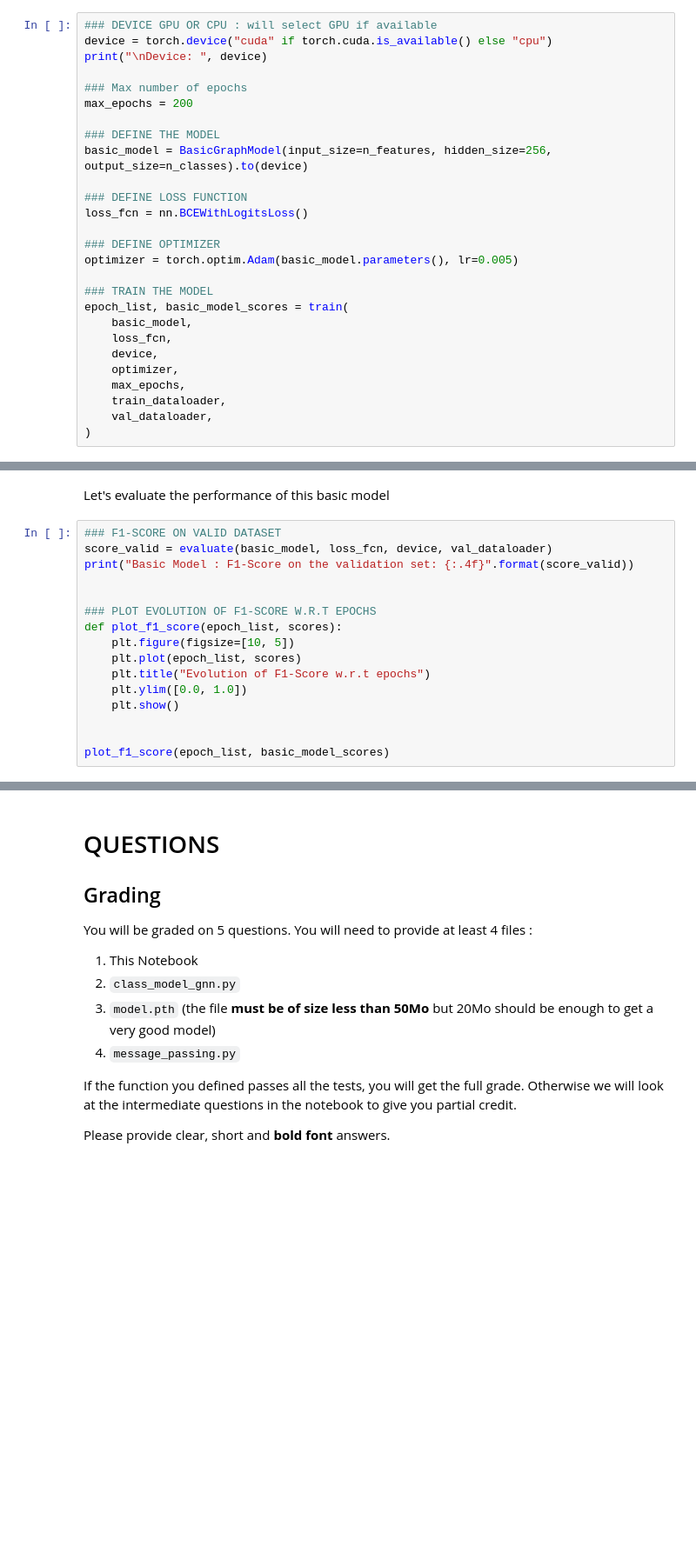
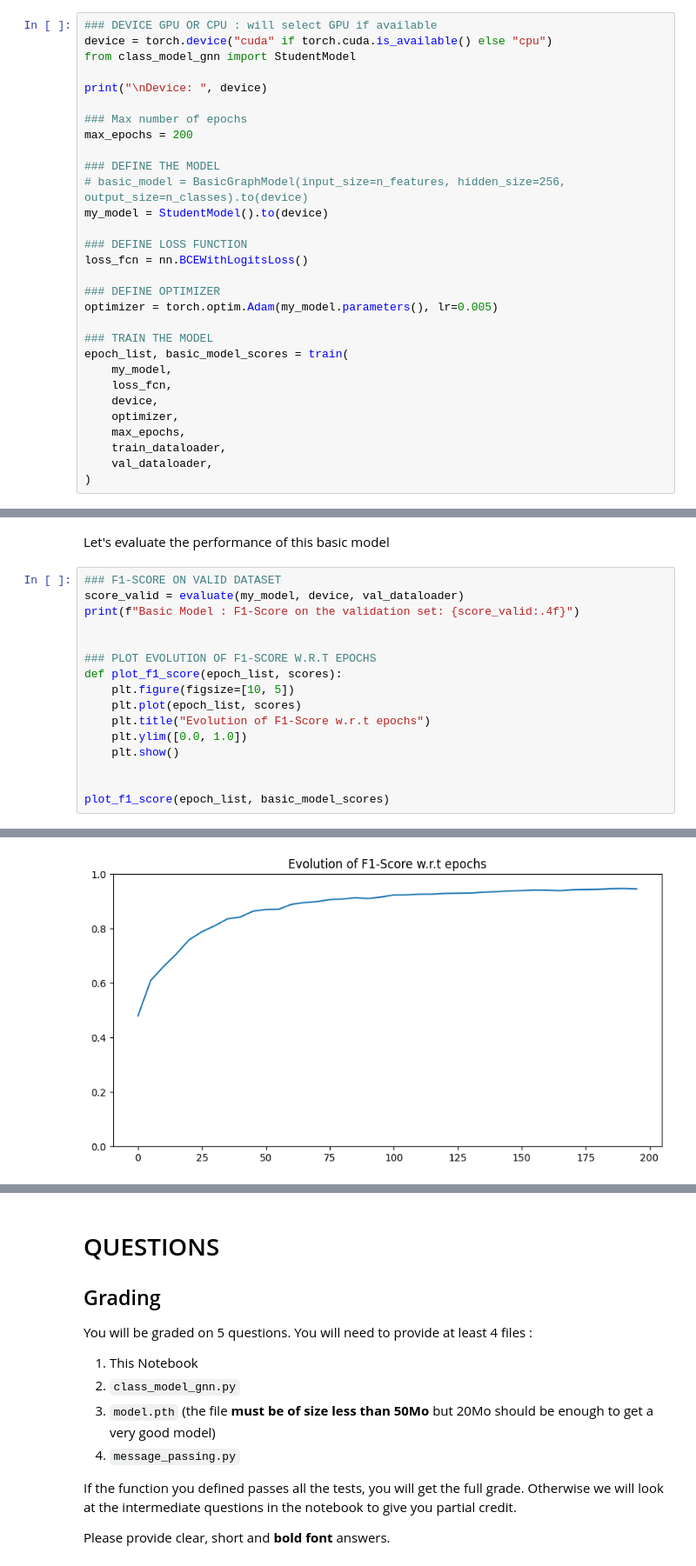
Before and after one commit to fotisk07/DLP, a Jupyter notebook: Week3/TP3.ipynb, the cells around one changed output, grey strips where cells are left out. Shown at 87% size. Drawn from its saved outputs; the diff is of its cells as text; blank space fills up the shorter version.

```diff
--- a/Week3/TP3.ipynb
+++ b/Week3/TP3.ipynb
@@ -197,23 +173,26 @@ Let's train this model !
 # %%
 ### DEVICE GPU OR CPU : will select GPU if available
 device = torch.device("cuda" if torch.cuda.is_available() else "cpu")
+from class_model_gnn import StudentModel
+
 print("\nDevice: ", device)
 
 ### Max number of epochs
 max_epochs = 200
 
 ### DEFINE THE MODEL
-basic_model = BasicGraphModel(input_size=n_features, hidden_size=256, output_size=n_classes).to(device)
+# basic_model = BasicGraphModel(input_size=n_features, hidden_size=256, output_size=n_classes).to(device)
+my_model = StudentModel().to(device)
 
 ### DEFINE LOSS FUNCTION
 loss_fcn = nn.BCEWithLogitsLoss()
 
 ### DEFINE OPTIMIZER
-optimizer = torch.optim.Adam(basic_model.parameters(), lr=0.005)
+optimizer = torch.optim.Adam(my_model.parameters(), lr=0.005)
 
 ### TRAIN THE MODEL
 epoch_list, basic_model_scores = train(
-    basic_model,
+    my_model,
     loss_fcn,
     device,
     optimizer,
@@ -233,8 +222,8 @@ KeyboardInterrupt:
 Let's evaluate the performance of this basic model
 # %%
 ### F1-SCORE ON VALID DATASET
-score_valid = evaluate(basic_model, loss_fcn, device, val_dataloader)
-print("Basic Model : F1-Score on the validation set: {:.4f}".format(score_valid))
+score_valid = evaluate(my_model, device, val_dataloader)
+print(f"Basic Model : F1-Score on the validation set: {score_valid:.4f}")
 
 
 ### PLOT EVOLUTION OF F1-SCORE W.R.T EPOCHS
@@ -247,3 +236,4 @@ def plot_f1_score(epoch_list, scores):
 
 
 plot_f1_score(epoch_list, basic_model_scores)
+# %% [output]
@@ -249,0 +241 @@ plot_f1_score(epoch_list, basic_model_scores)
+[figure, added]
```
Also changed, not shown: parts of 16 cells of this notebook, 10 other files.
